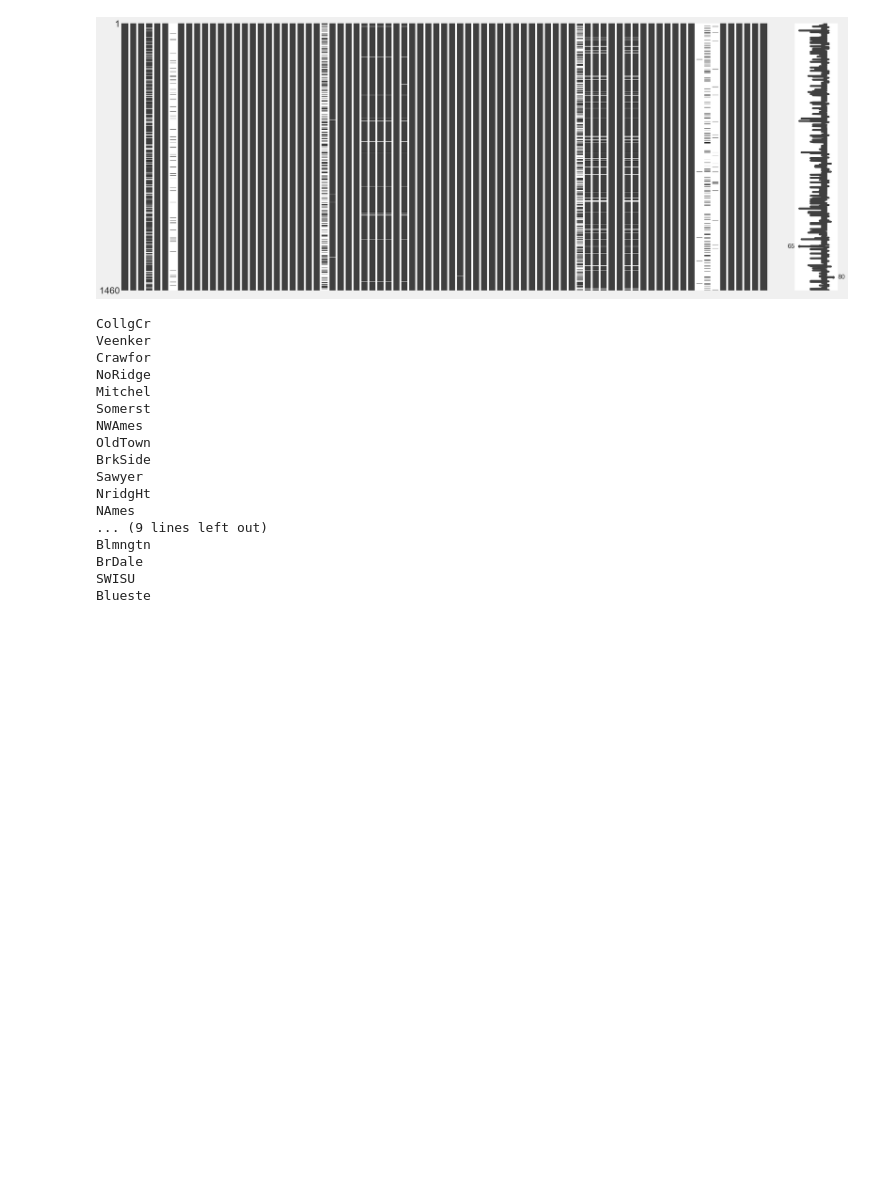
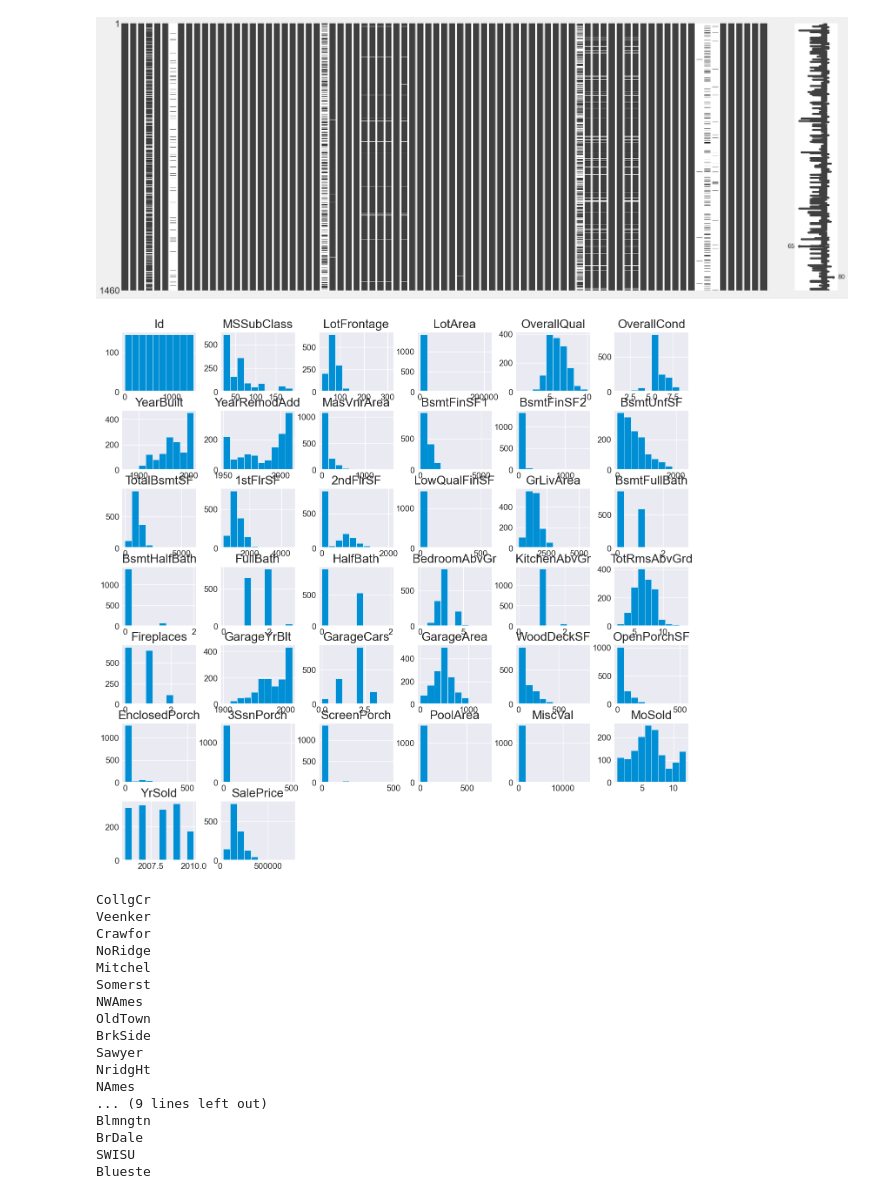
Before and after one commit to Spikes666/Data-Dive-4, a Jupyter notebook: main.ipynb, the cells around one changed output. Drawn from its saved outputs; the diff is of its cells as text; code cells hidden in the pictures; blank space fills up the shorter version.

```diff
--- a/main.ipynb
+++ b/main.ipynb
@@ -84,6 +87,12 @@ msno.matrix(df)
 # %% [output]
 <Axes: >
 [figure]
+# %%
+# Histograms
+df.hist(figsize=(15, 15))
+plt.show()
+# %% [output]
+[figure, added]
 # %%
 # Choose the column for which you want to print distinct values
 column_to_check = 'Neighborhood'
```
Also changed, not shown: parts of 24 cells of this notebook.
